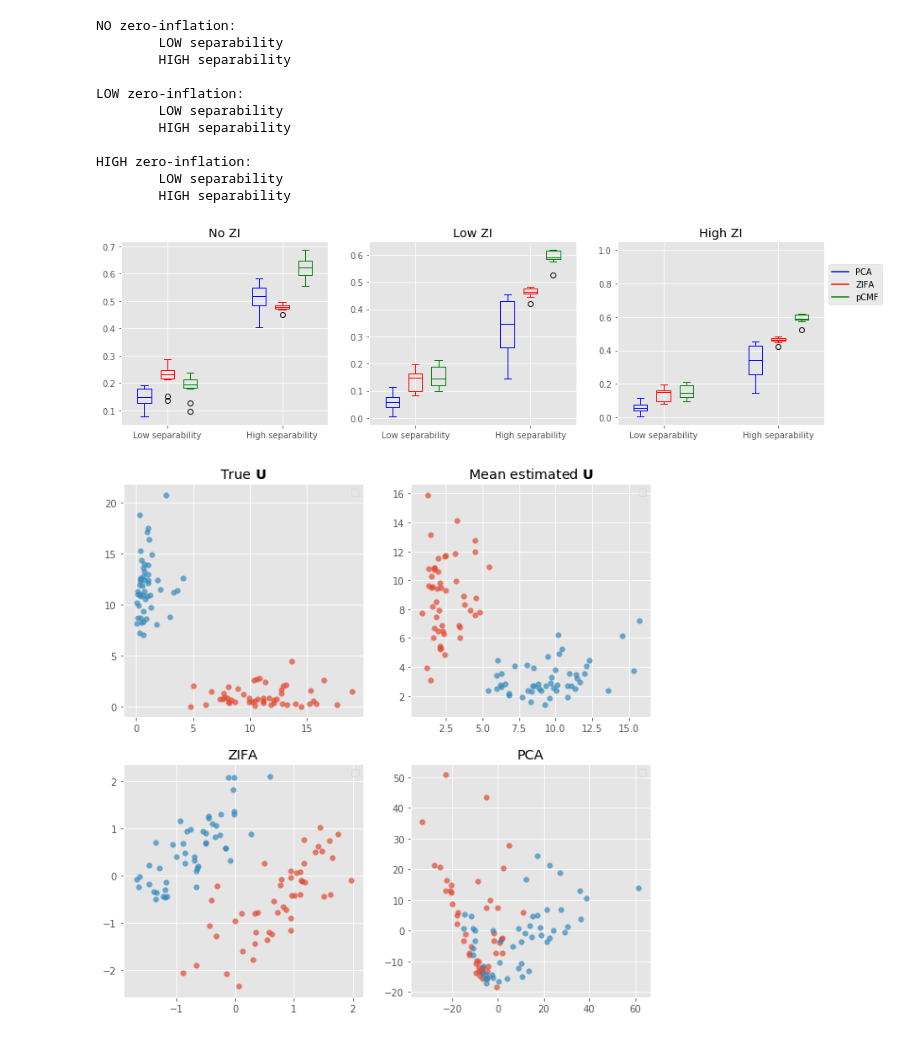
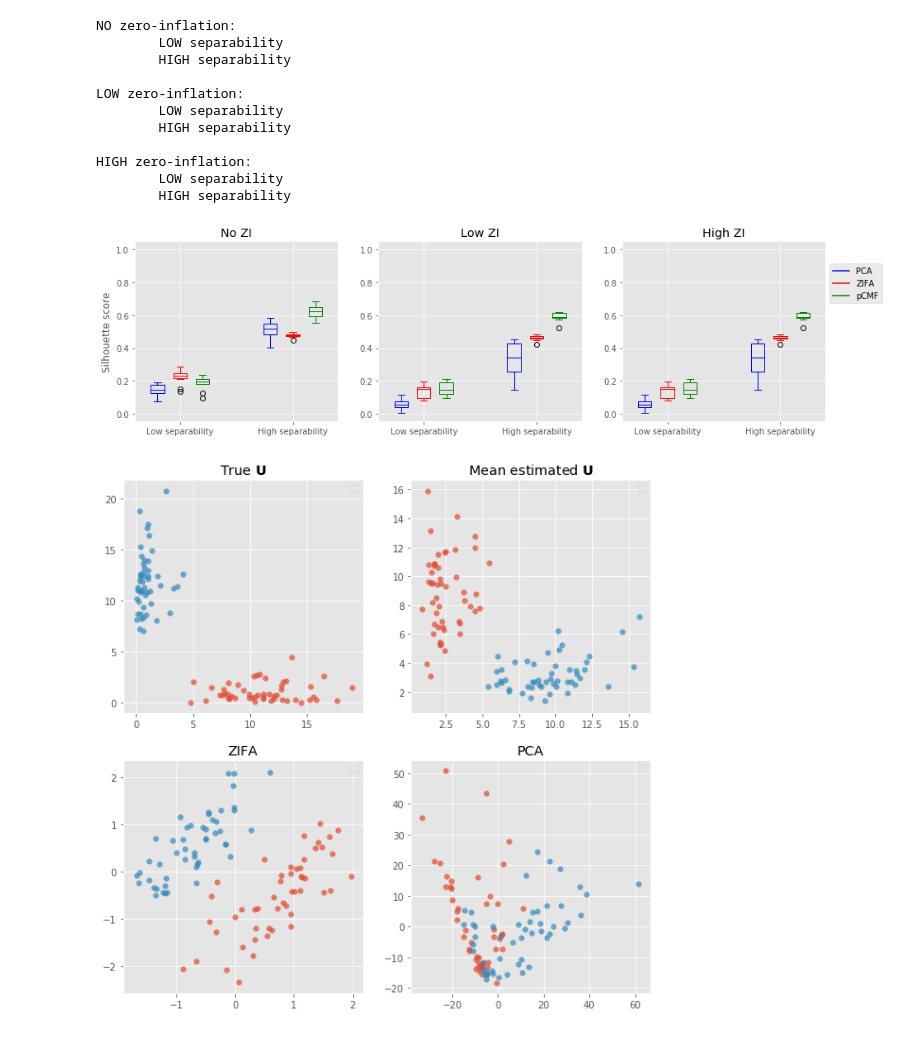
Before and after one commit to pedrofale/mpCMF, a Jupyter notebook: notebooks/pCMF with CAVI benchmarking.ipynb, the cells around one changed output. Saved outputs shown, nothing was run; the diff lists cells and outputs as text; code cells hidden in the pictures.

```diff
--- a/notebooks/pCMF with CAVI benchmarking.ipynb
+++ b/notebooks/pCMF with CAVI benchmarking.ipynb
@@ -129,23 +129,23 @@ high_zi_high_sep = [pca_scores[2, 1, :], zifa_scores[2, 1, :], pcmf_scores[2, 1,
 # %%
 # Plot silhouette scores
 legend=['PCA', 'ZIFA', 'pCMF']
 fig = plt.figure(figsize=(15, 4))
 
 ax1 = plt.subplot(1, 3, 1)
-plot_utils.plot_simulation_results(no_zi_low_sep, no_zi_high_sep, ax=ax1, title='No ZI')
+plot_utils.plot_simulation_results(no_zi_low_sep, no_zi_high_sep, ax=ax1, ylabel='Silhouette score', title='No ZI')
 
-ax2 = plt.subplot(1, 3, 2)
+ax2 = plt.subplot(1, 3, 2, sharey=ax1)
 plot_utils.plot_simulation_results(low_zi_low_sep, low_zi_high_sep, ax=ax2, title='Low ZI')
 
-ax3 = plt.subplot(1, 3, 3)
+ax3 = plt.subplot(1, 3, 3, sharey=ax1)
 _, handles = plot_utils.plot_simulation_results(low_zi_low_sep, low_zi_high_sep, ax=ax3, legend=legend, title='High ZI')
 
 plt.legend(handles, legend, labelspacing=0.5, bbox_to_anchor=(1.3, 0.9))
 _ = [h.set_visible(False) for h in handles]
 
 plt.show()
 # %% [output]
-[figure, old version]
+[figure, new version]
 # %%
 # Plot lower-dimensional embeddings
 s = 30
```
